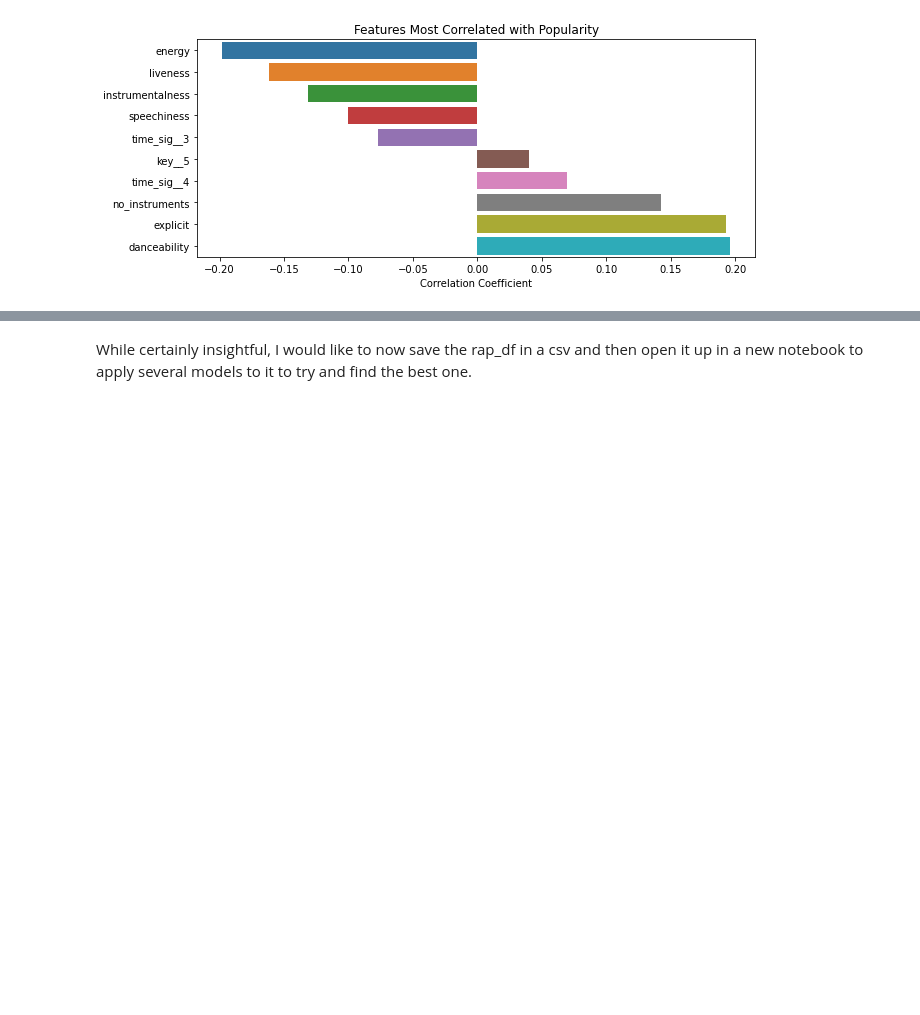
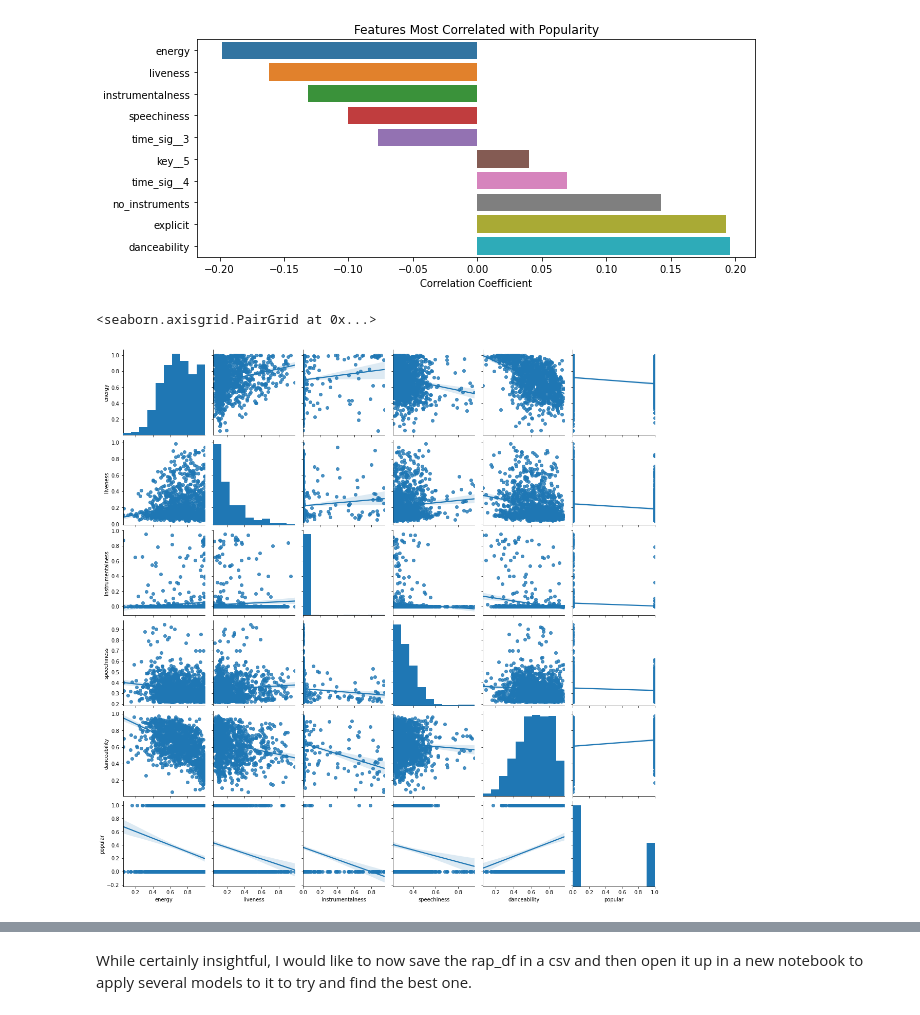
Before and after one commit to bmccabe96/Spotify_Popularity_Classification, a Jupyter notebook: Spotify_EDA.ipynb, the cells around one changed output, grey strips where cells are left out. Drawn from its saved outputs; the diff is of its cells as text; code cells hidden in the pictures; blank space fills up the shorter version.

```diff
--- a/Spotify_EDA.ipynb
+++ b/Spotify_EDA.ipynb
@@ -294,3 +302,10 @@ plt.ylabel('')
 plt.savefig("correlation_w_popularity.png")
 # %% [output]
 [figure]
+# %%
+cor_columns_continuous = ['energy', 'liveness', 'instrumentalness', 'speechiness', 'danceability', 'popular']
+# %%
+sns.pairplot(rap_df[cor_columns_continuous], kind='reg')
+# %% [output]
+<seaborn.axisgrid.PairGrid at 0x...>
+[figure, added]
```
Also changed, not shown: parts of 3 cells of this notebook, 3 other files.
